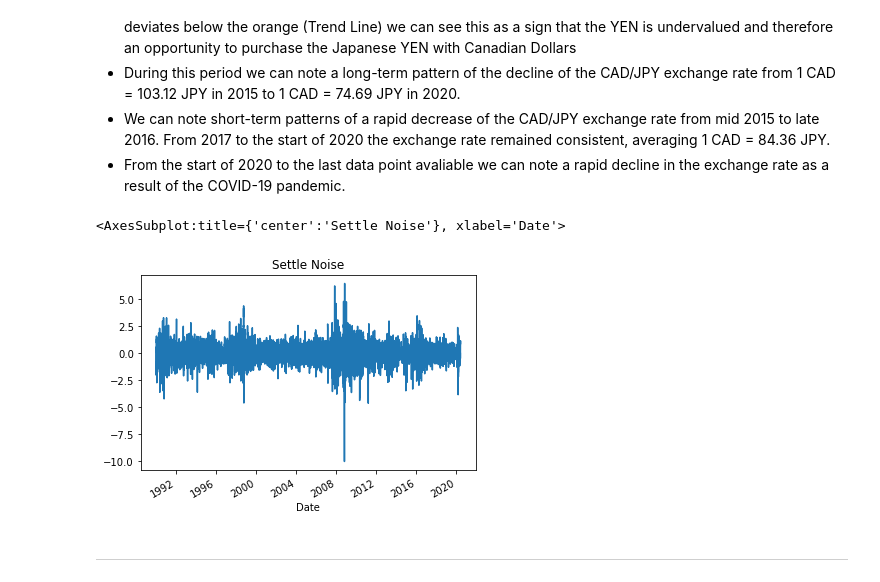
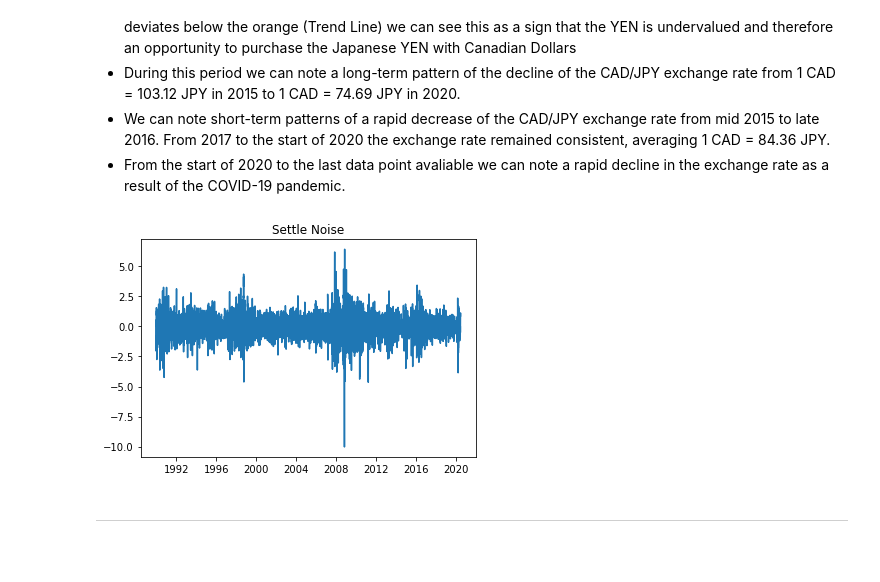
Before and after one commit to aaargyrou/Time-Series--CAD-JPY, a Jupyter notebook: Code/time_series_analysis.ipynb, the cells around one changed output. Drawn from its saved outputs; the diff is of its cells as text; code cells hidden in the pictures; blank space fills up the shorter version.

```diff
--- a/Code/time_series_analysis.ipynb
+++ b/Code/time_series_analysis.ipynb
@@ -102,10 +104,11 @@ cad_jpy_df_hp.loc["2015-01-01":, ["Price", "Price_trend"]].plot(title = "Exchang
 * From the start of 2020 to the last data point avaliable we can note a rapid decline in the exchange rate as a result of the COVID-19 pandemic.
 # %%
 # Plot the Settle Noise
-cad_jpy_noise.plot(title = "Settle Noise")
+plt.plot(cad_jpy_noise)
+plt.title("Settle Noise")
+plt.savefig("../Images/cad_jpy_settle_noise.png")
 # %% [output]
-<AxesSubplot:title={'center':'Settle Noise'}, xlabel='Date'>
-[figure, old version]
+[figure, new version]
 # %% [markdown]
 ---
 # %% [markdown]
```
Also changed, not shown: parts of 16 cells of this notebook, 11 other files.
